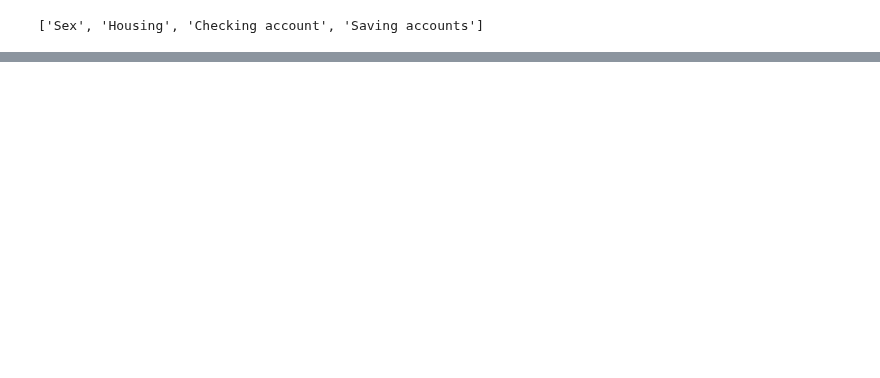
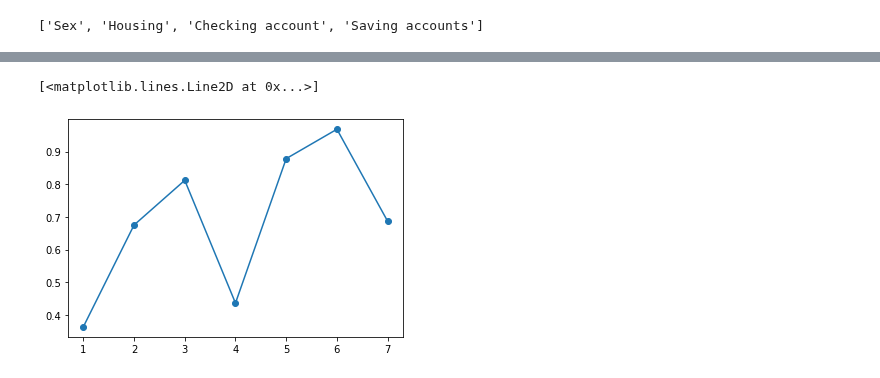
Before and after one commit to TefloniusMonk/intro, a Jupyter notebook: notebooks/german_credit.ipynb, the cells around one changed output, grey strips where cells are left out. Saved outputs shown, nothing was run; the diff lists cells and outputs as text; code cells hidden in the pictures; blank space fills up the shorter version.

```diff
--- a/notebooks/german_credit.ipynb
+++ b/notebooks/german_credit.ipynb
@@ -194,0 +233,9 @@ plt.show()
+# %%
+Di = []
+for i in range(1,8):
+    Di.append((inert[i] - inert[i+1]) / (inert[i -1] - inert[i]))
+
+plt.plot(range(1,8), Di, marker='o')
+# %% [output]
+[<matplotlib.lines.Line2D at 0x...>]
+[figure, added]
```
Also changed, not shown: parts of 32 cells of this notebook.
